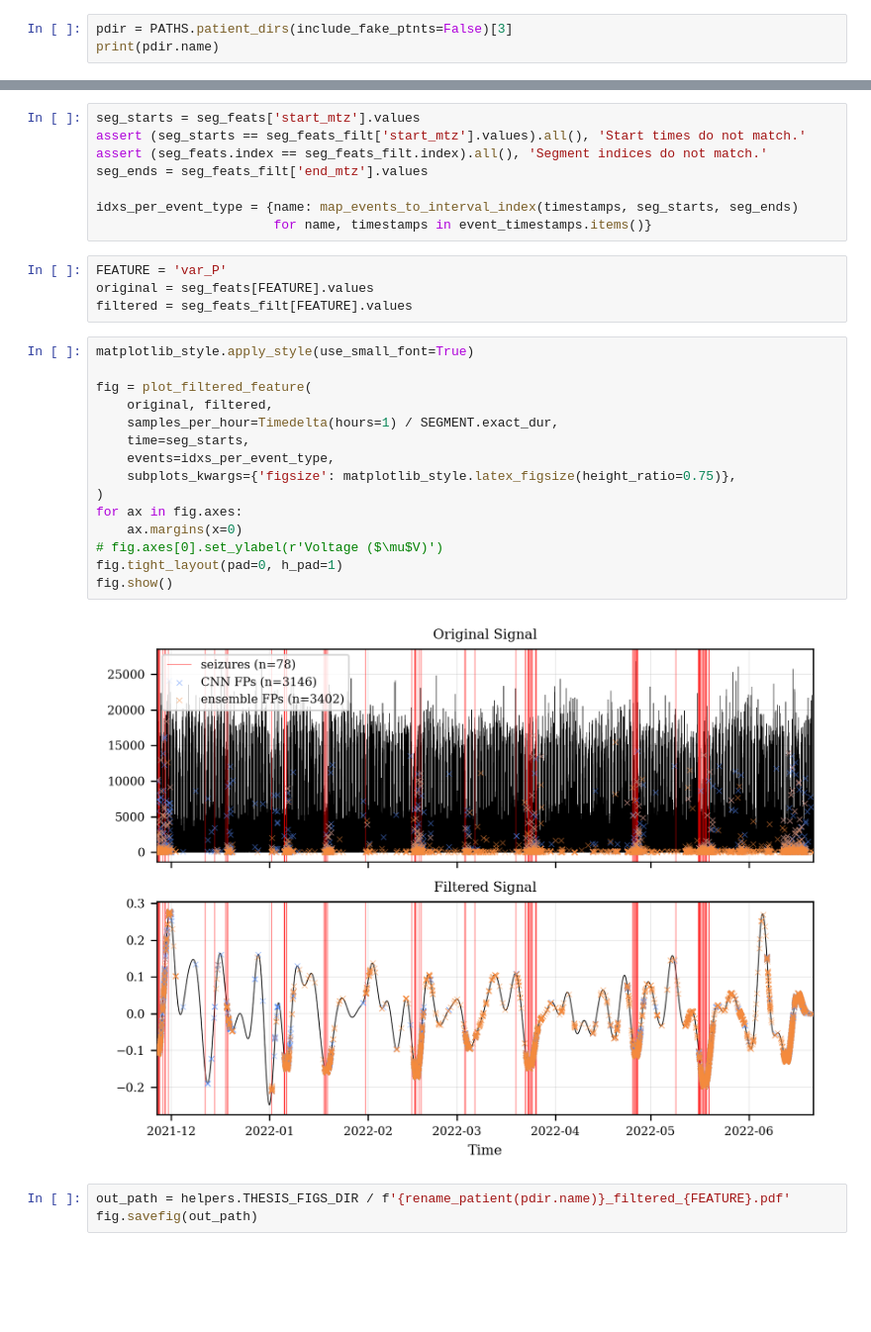
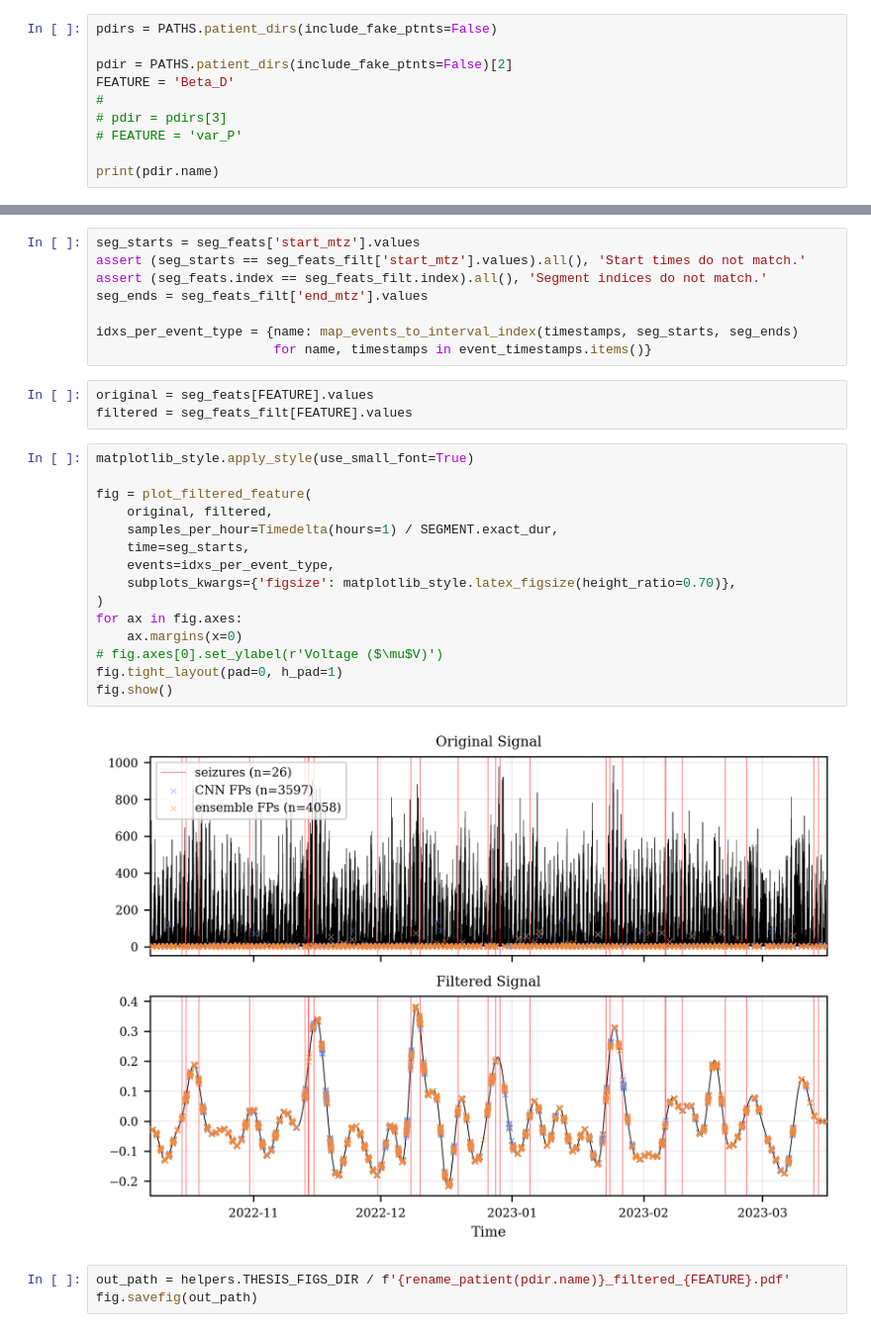
Before and after one commit to Julian-Webb/SeizurePredictionThesis, a Jupyter notebook: written_thesis/filtered_feature_plot.ipynb, the cells around one changed output, grey strips where cells are left out. Shown at 99% size. Drawn from its saved outputs; the diff is of its cells as text; blank space fills up the shorter version.

Commit message:
Added more code to generate figures and tables for written theses

```diff
--- a/written_thesis/filtered_feature_plot.ipynb
+++ b/written_thesis/filtered_feature_plot.ipynb
@@ -15,6 +15,13 @@ import matplotlib_style
 from written_thesis import helpers
 from written_thesis.helpers import rename_patient
 # %%
-pdir = PATHS.patient_dirs(include_fake_ptnts=False)[3]
+pdirs = PATHS.patient_dirs(include_fake_ptnts=False)
+
+pdir = PATHS.patient_dirs(include_fake_ptnts=False)[2]
+FEATURE = 'Beta_D'
+#
+# pdir = pdirs[3]
+# FEATURE = 'var_P'
+
 print(pdir.name)
 # %% [output]
@@ -39,26 +46,25 @@ seg_ends = seg_feats_filt['end_mtz'].values
 idxs_per_event_type = {name: map_events_to_interval_index(timestamps, seg_starts, seg_ends)
                        for name, timestamps in event_timestamps.items()}
 # %%
-FEATURE = 'var_P'
 original = seg_feats[FEATURE].values
 filtered = seg_feats_filt[FEATURE].values
 # %%
 matplotlib_style.apply_style(use_small_font=True)
 
 fig = plot_filtered_feature(
     original, filtered,
     samples_per_hour=Timedelta(hours=1) / SEGMENT.exact_dur,
     time=seg_starts,
     events=idxs_per_event_type,
-    subplots_kwargs={'figsize': matplotlib_style.latex_figsize(height_ratio=0.75)},
+    subplots_kwargs={'figsize': matplotlib_style.latex_figsize(height_ratio=0.70)},
 )
 for ax in fig.axes:
     ax.margins(x=0)
 # fig.axes[0].set_ylabel(r'Voltage ($\mu$V)')
 fig.tight_layout(pad=0, h_pad=1)
 fig.show()
 # %% [output]
-[figure, old version]
+[figure, new version]
 # %%
 out_path = helpers.THESIS_FIGS_DIR / f'{rename_patient(pdir.name)}_filtered_{FEATURE}.pdf'
 fig.savefig(out_path)
```
Also changed, not shown: parts of 1 cell of this notebook, 17 other files.
